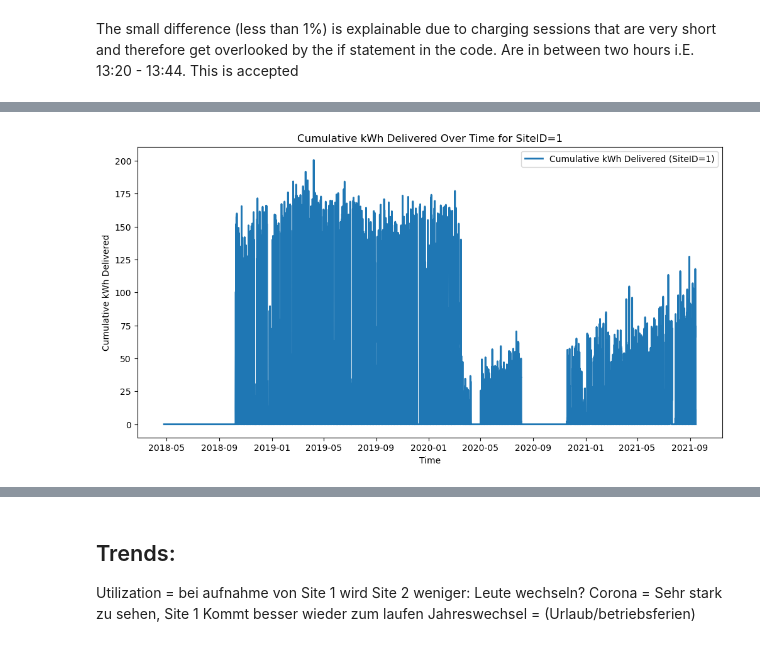
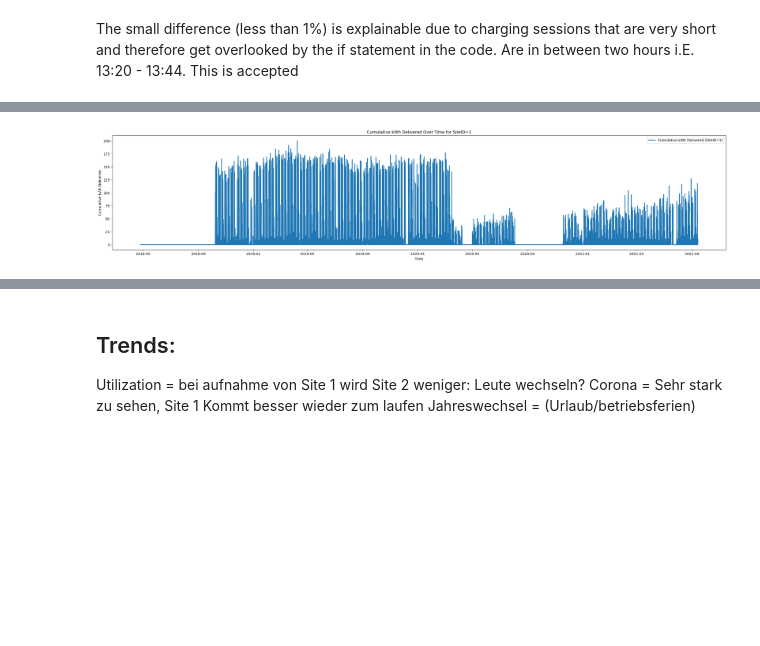
Before and after one commit to linusslange/AnalyticsAndApplications, a Jupyter notebook: KeyPerformanceIndicator.ipynb, the cells around one changed output, grey strips where cells are left out. Drawn from its saved outputs; the diff is of its cells as text; code cells hidden in the pictures; blank space fills up the shorter version.

```diff
--- a/KeyPerformanceIndicator.ipynb
+++ b/KeyPerformanceIndicator.ipynb
@@ -736,42 +728,40 @@ plt.show()
 # %%
 KPI_khW_timestamp_site1 = KPI_khW_timestamp.copy()
 KPI_KhW_delivered_site1 = KPI_KhW_delivered.copy()
 
 for index, row in KPI_KhW_delivered_site1.iterrows():
-    # Check if siteID is equal to 1
+
     if row['siteID'] == 1:
         start_time = row['connectionTime']
         end_time = row['endTime']
         khW_delivered = row['kWhDelivered']
 
-        # Filter rows in KPI_khW_timestamp within the charging period
+
         mask = (KPI_khW_timestamp_site1['hourly_timestamp'] >= start_time) & (KPI_khW_timestamp_site1['hourly_timestamp'] <= end_time)
 
-        # Calculate the proportion of charging time for each row
+
         hourly_timestamps = KPI_khW_timestamp_site1.loc[mask, 'hourly_timestamp']
         elapsed_time = (hourly_timestamps - hourly_timestamps.shift(1, fill_value=start_time)).dt.total_seconds()
 
-        # For the last row in the mask, add the missing proportion due to the last row's hourly timestamp
         if not elapsed_time.empty:
             elapsed_time.iloc[-1] += (end_time - hourly_timestamps.iloc[-1]).total_seconds()
 
-        # Calculate the proportion based on elapsed time
         proportion = elapsed_time / row['chargingTime'].total_seconds()
 
-        # Distribute khWdelivered based on the proportion
+
         KPI_khW_timestamp_site1.loc[mask, 'khWdelivered'] += proportion * khW_delivered
 
-# Plot the cumulative kWh delivered over time for siteID=1
-plt.figure(figsize=(12, 6))
+
+plt.figure(figsize=(32, 6))
 plt.plot(KPI_khW_timestamp_site1['hourly_timestamp'], KPI_khW_timestamp_site1['khWdelivered'], label='Cumulative kWh Delivered (SiteID=1)', linewidth=2)
 
 plt.xlabel('Time')
 plt.ylabel('Cumulative kWh Delivered')
 plt.title('Cumulative kWh Delivered Over Time for SiteID=1')
 plt.legend()
 plt.show()
 # %% [output]
-[figure, old version]
+[figure, new version]
 # %%
 KPI_khW_timestamp_site2 = KPI_khW_timestamp.copy()
 KPI_KhW_delivered_site2 = KPI_KhW_delivered.copy()
```
Also changed, not shown: parts of 35 cells of this notebook, 12 other files.
